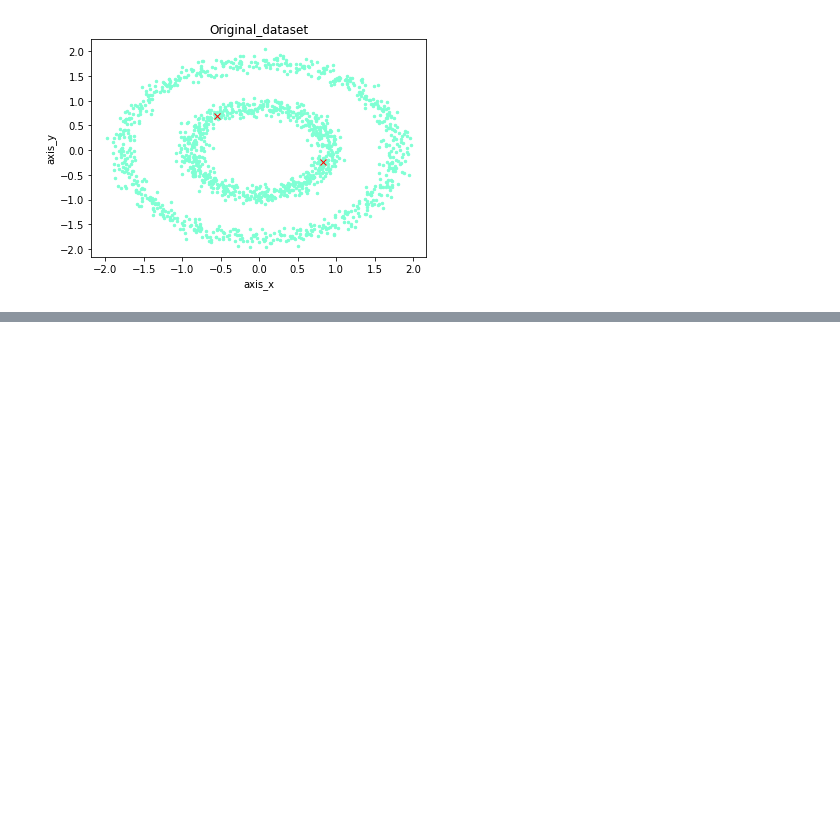
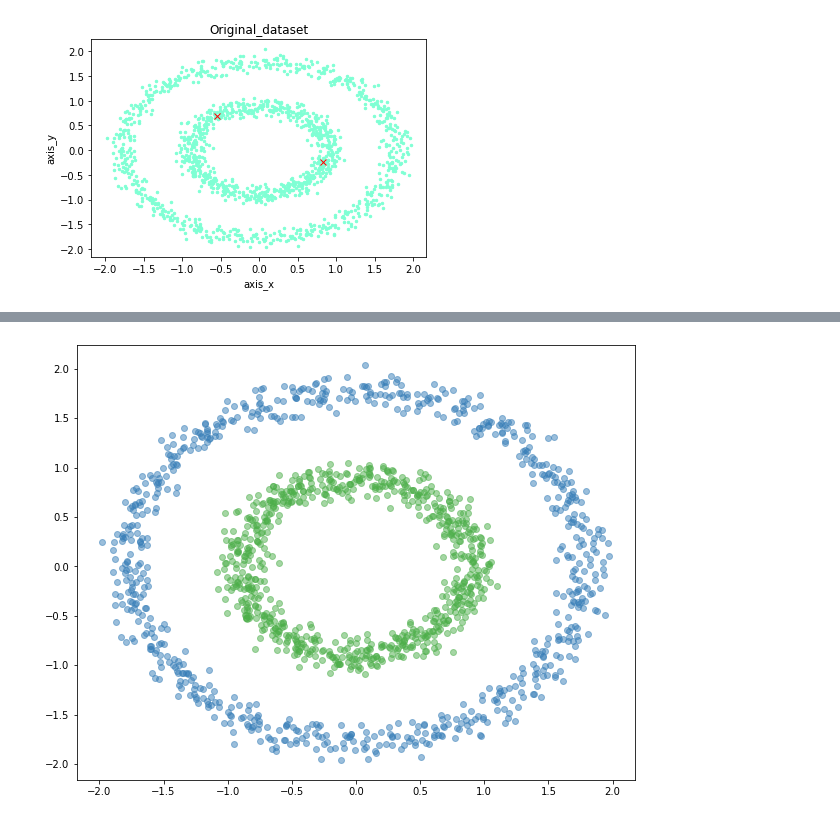
Before and after one commit to Thea-Hsu/EILS, a Jupyter notebook: cfsdp_demo.ipynb, the cells around one changed output, grey strips where cells are left out. Cells and saved outputs as stored; diff of their text form; code cells hidden in the pictures; blank space fills up the shorter version.

```diff
--- a/cfsdp_demo.ipynb
+++ b/cfsdp_demo.ipynb
@@ -86,0 +105,5 @@ cfs.plot_centroid(X[0], index)
+# %%
+index = [minima[0], minima[2]]
+newL, count = cfs.applyILS(X[0], index)
+cfs.draw_ILS(count, X[0], newL, ut.colors)
+# %% [output]
@@ -86,0 +112 @@ cfs.plot_centroid(X[0], index)
+[figure, added]
```
Also changed, not shown: parts of 16 cells of this notebook, 4 other files.
